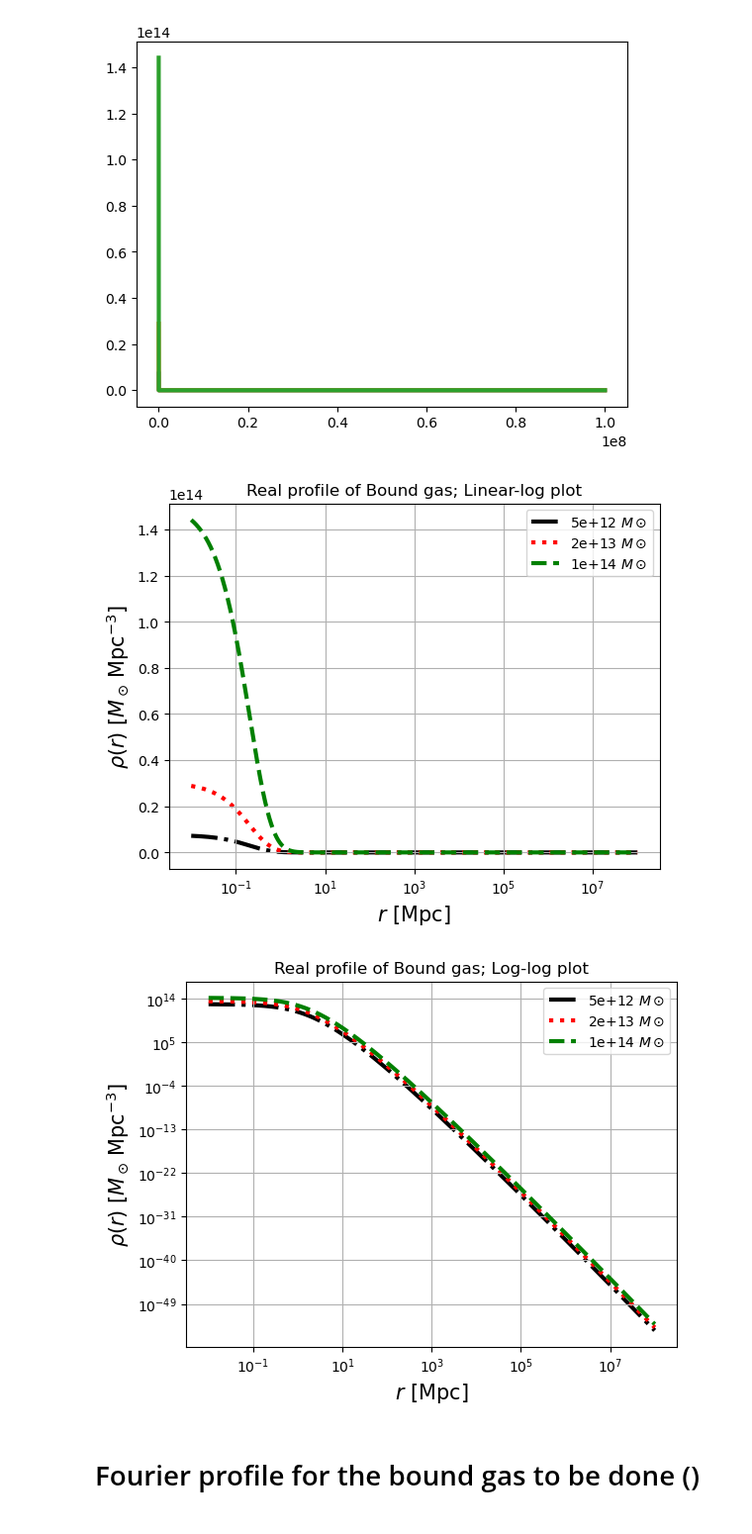
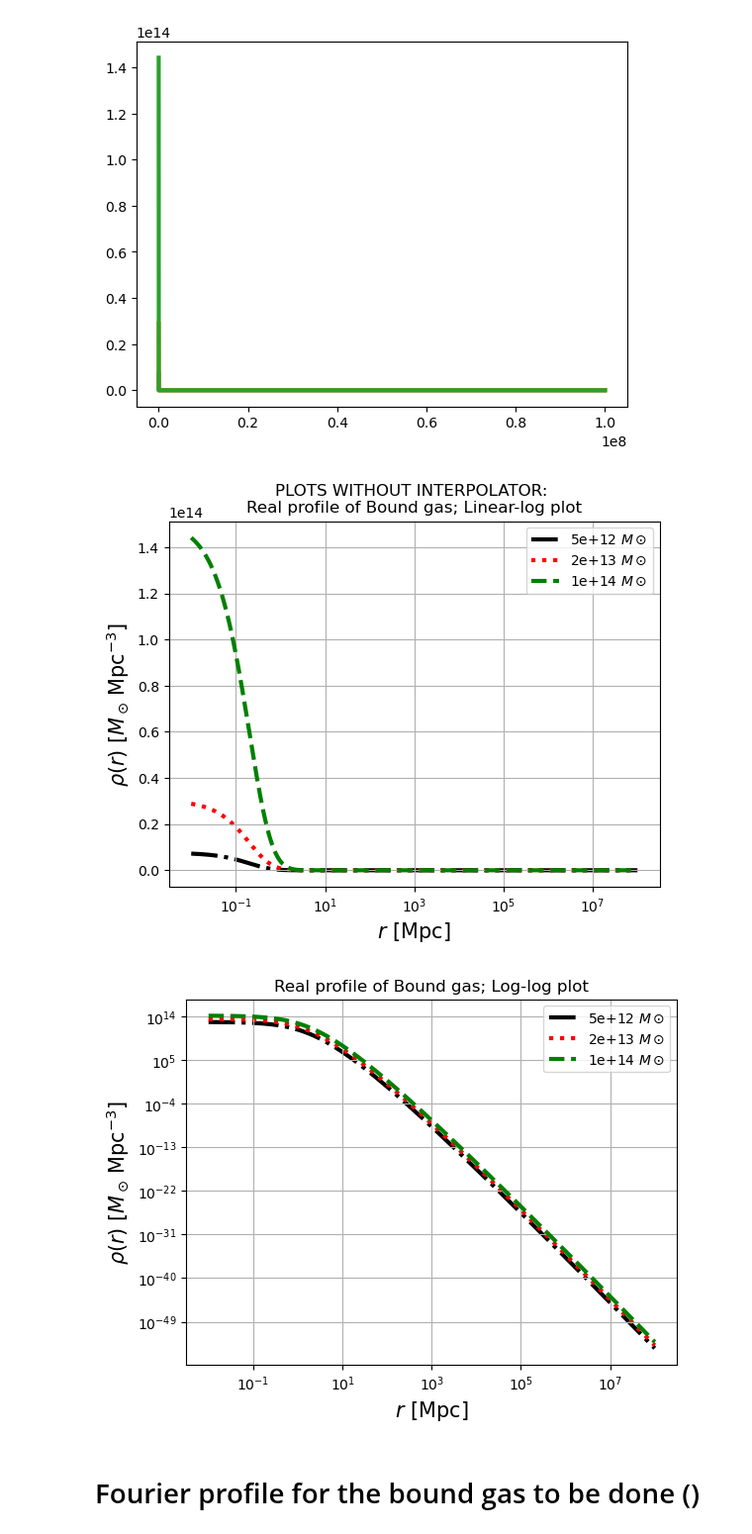
Before and after one commit to Catherine-Lambe/Oxford-Internship-Practices, a Jupyter notebook: ClassCreations_boundGasProfile_080624.ipynb, the cells around one changed output. Shown at 99% size. Cells and saved outputs as stored; diff of their text form; code cells hidden in the pictures.

```diff
--- a/ClassCreations_boundGasProfile_080624.ipynb
+++ b/ClassCreations_boundGasProfile_080624.ipynb
@@ -45,9 +45,9 @@ class boundGas_profile(ccl.halos.profiles.profile_base.HaloProfile): #(ccl.halos
         super(boundGas_profile, self).__init__(mass_def=mass_def)
 
         # General normalised profile (for q=0, over Gamma)
-        self._normQ0 = None
+        self._func_normQ0 = None
         # Interpolator for dimensionless Fourier-space profile
-        self._fourier_interp = None
+        self._func_fourier_interp = None
 
       # ?  self.interpol_norm = interpol_
       #  if self.normQ0 = None: # gets the interpolated/interpolator re: normalised profile: q=0, over Gamma
@@ -63,38 +63,43 @@ class boundGas_profile(ccl.halos.profiles.profile_base.HaloProfile): #(ccl.halos
         gam_use = np.atleast_1d(gam)
         return (np.log(1+x)/x)**gam_use
 
+    def _innerInt(self, x, gam=1/(gamma_use-1)): #(a, gam=1/(gamma_use-1), b=1, c=1):
+        return x**2 * self._shape(x, gam)   # eqn = (1/c) * (a**2) * (np.log(1 + a/b)/(a/b))**gam
+
     def _Vb_prefix(self, gamma, rS=1):
         rS_use = np.atleast_1d(rS)
         gamma_use = np.atleast_1d(gamma)
 
-        def innerInt(x, gam=1/(gamma_use-1)): #(a, gam=1/(gamma_use-1), b=1, c=1):
-            return x**2 * self._shape(x, gam)
-            # eqn = (1/c) * (a**2) * (np.log(1 + a/b)/(a/b))**gam
+      #  def innerInt(x, gam=1/(gamma_use-1)): #(a, gam=1/(gamma_use-1), b=1, c=1):
+       #     return x**2 * self._shape(x, gam)     # eqn = (1/c) * (a**2) * (np.log(1 + a/b)/(a/b))**gam
 
-        vB1 = integrate.quad(innerInt, 0, np.inf)  # (func, a, b[, args, full_output, ...])
+        vB1 = integrate.quad(self._innerInt, 0, np.inf)  # (func, a, b[, args, full_output, ...])
         vB2 = 4*np.pi*(rS_use**3)*vB1[0]
         return vB2
 
     def _norm_interpol1(self):  # interpol1 for q = 0
         gamma_list = np.linspace(1.01, 10, 1E3) # start, stop, number of evenly spaced samples
+        I0_array = np.empty(np.shape(gamma_list))
 
-        for
-            integrate.quad(self._Vb_prefix, , , (args = rS))
-        #interpol.RegularGridInterpolator() # (points, values, ...
+        k=0
+        for i in gamma_list:
+            I0_array[k] =  integrate.quad(self._innerInt, 0, np.inf, args = 1/(i-1)) # _innerInt(self, x, gam=1/(gamma_use-1))
+            k+=1
+        #interpol.RegularGridInterpolator() for 2D array # (points, values, ...
+        func_normQ0 = interpol.interp1d(gamma_list, I0_array). # interp1d(x, y,
+        return func_normQ0
 
-        return
-
-    def _real(self, r, M, gamma, r_s=1,
+    def _real(self, r, M, gamma, r_s=1, call_interp=True,
               scale_a=1, f=1): # set the default pars for scale factor a & fraction of total mass f
         r_use = np.atleast_1d(r) # need them to be functional arrays
         M_use = np.atleast_1d(M)
         rS_use = np.atleast_1d(r_s)
         gamma_use = np.atleast_1d(gamma)
 
-        if self._normQ0 is None: # none instead of == here
+        if call_interp=True and self._func_normQ0 is None: # is instead of == here
             with UnlockInstance(self):
-                self._normQ0 = self._norm_interpol1()
-            # Then need to implement normQ0 *into* the real function
+                self._func_normQ0 = self._norm_interpol1()
+            # Then need to implement normQ0 *into* the real function !!!!
 
 # Returns: float or array_like: halo profile. Shape of the output = `(N_M, N_r)` where `N_r` & `N_m` = the sizes of `r` & `M` respectively.
         vB_prefix = self._Vb_prefix(gamma_use, rS_use)[0]
@@ -163,35 +173,35 @@ for j in trial_M:
 colours = ['k-.', 'r:', 'g--']
 i = 0
 for j in trial_M:
     plt.plot(trial_r, profTrial_real[i],
          colours[i], lw=3, zorder = i, label=f'{trial_M[i]:.1g} $M \\odot $')
     i+=1
 plt.ylabel(r'$\rho(r)\,\,[M_\odot\,{\rm Mpc}^{-3}]$', fontsize=15)
 plt.xlabel(r'$r\,\,[{\rm Mpc}]$', fontsize=15);
-plt.title('Real profile of Bound gas; Linear-log plot')
+plt.title('PLOTS WITHOUT INTERPOLATOR: \nReal profile of Bound gas; Linear-log plot')
 plt.grid(True)
 plt.legend(loc='best')
 plt.xscale('log');
 #plt.xlim(1e-2,1e5);
 #plt.ylim(1e-2,1e5);
 
 plt.figure()
 i = 0
 for j in trial_M:
     plt.plot(trial_r, profTrial_real[i],
          colours[i], lw=3, zorder = i, label=f'{trial_M[i]:.1g} $M \\odot $')
     i+=1
 plt.ylabel(r'$\rho(r)\,\,[M_\odot\,{\rm Mpc}^{-3}]$', fontsize=15)
 plt.xlabel(r'$r\,\,[{\rm Mpc}]$', fontsize=15);
 plt.title('Real profile of Bound gas; Log-log plot')
 plt.grid(True)
 plt.legend(loc='best')
 plt.xscale('log');
 plt.yscale('log');
 #plt.xlim(1e-2,1e5);
 #plt.ylim(1e-2,1e5);
 # %% [output]
-[figure, old version]
+[figure, new version]
 [figure]
 # %% [markdown]
 # Fourier profile for the bound gas to be done ()
```
Also changed, not shown: parts of 1 cell of this notebook.
